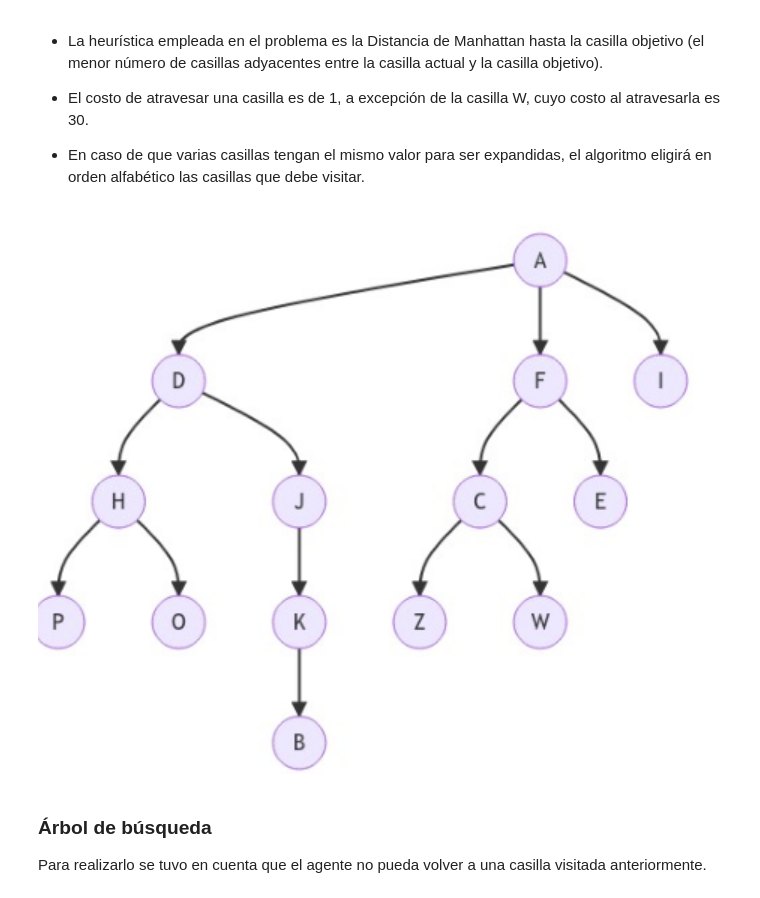
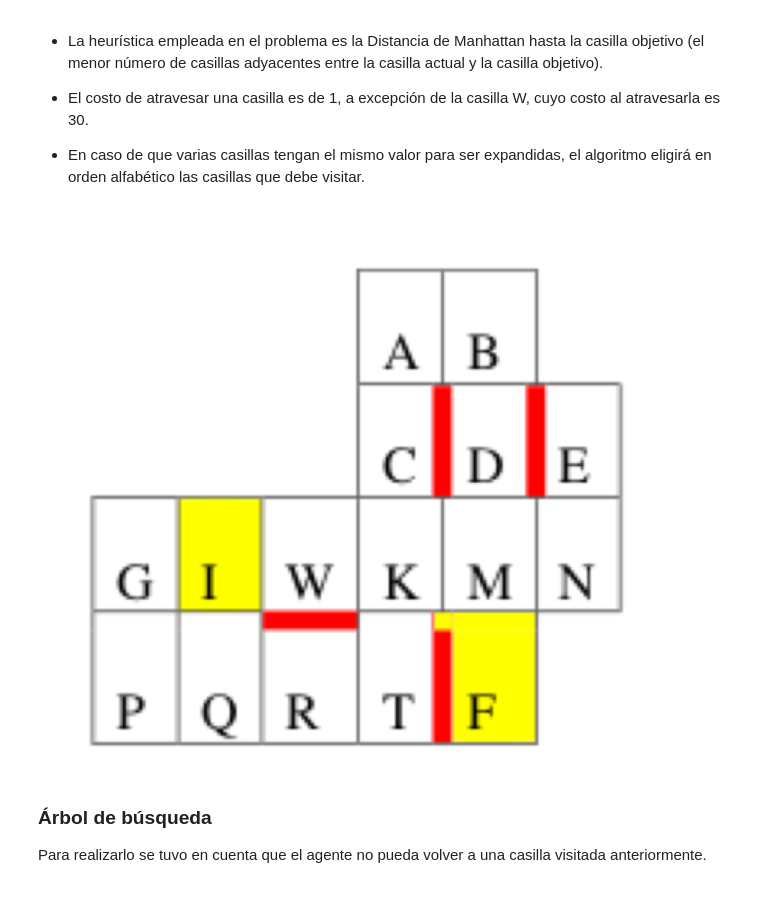
Before and after one commit to Mercedesf/Grupo4-IA1, a Jupyter notebook: TP2/TP2(1).ipynb, the cells around one changed output. Drawn from its saved outputs; the diff is of its cells as text; code cells hidden in the pictures.

```diff
--- a/TP2/TP2(1).ipynb
+++ b/TP2/TP2(1).ipynb
@@ -173,10 +173,10 @@ Considere los siguientes comportamientos del agente:
 # %%
 from IPython.display import Image, display
 
 # Para mostrar una imagen guardada en tu computadora
-display(Image(filename=r'C:\Users\merce\OneDrive\Imágenes\Screenshots\mapa.png'))
+display(Image(filename=r'C:\Users\merce\OneDrive\Imágenes\Screenshots\cuadro5.png'))
 # %% [output]
-[figure, old version]
+[figure, new version]
 # %% [markdown]
 ### Árbol de búsqueda ###
 Para realizarlo se tuvo en cuenta que el agente no pueda volver a una casilla visitada anteriormente.
```
